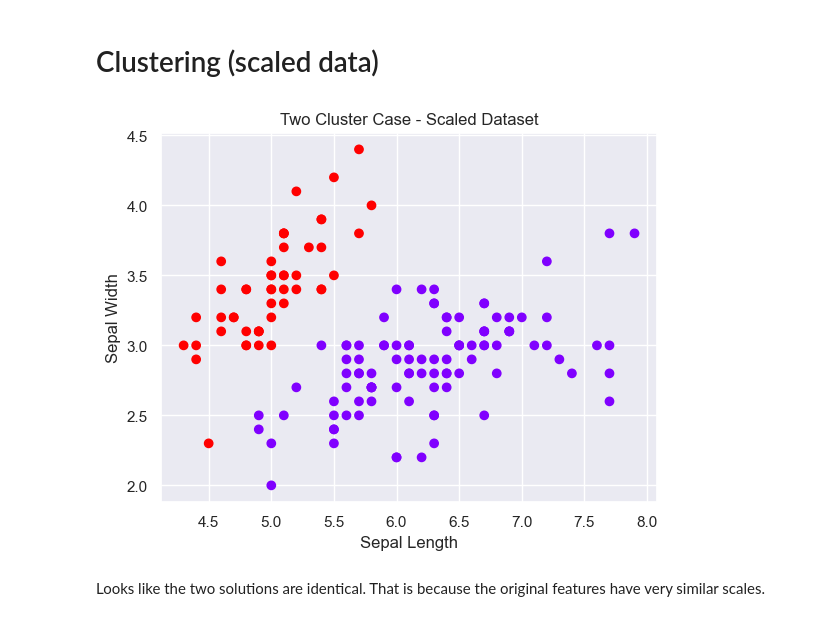
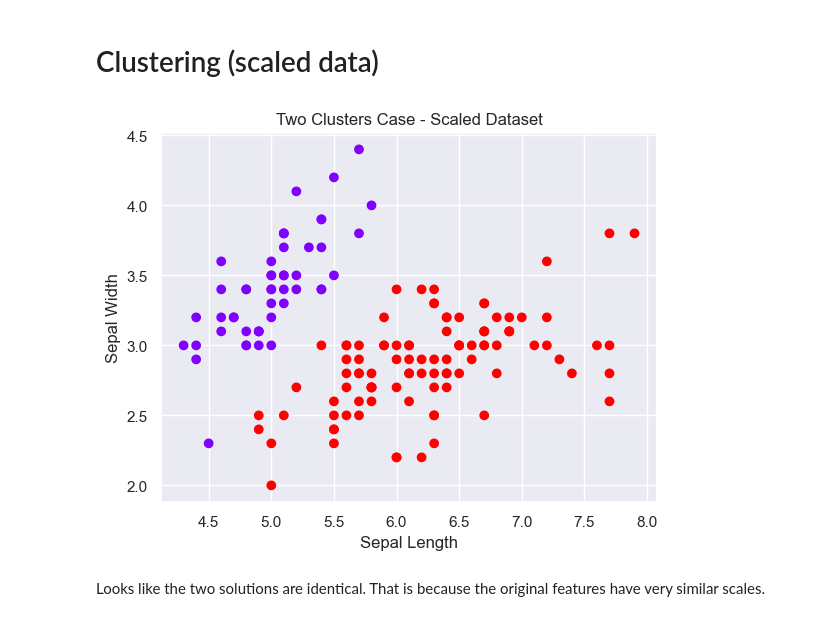
Before and after one commit to tanjatom/MachineLearning, a Jupyter notebook: Clustering/clustering_iris_dataset.ipynb, the cells around one changed output. Drawn from its saved outputs; the diff is of its cells as text; code cells hidden in the pictures.

Commit message:
Adding different cluster cases

```diff
--- a/Clustering/clustering_iris_dataset.ipynb
+++ b/Clustering/clustering_iris_dataset.ipynb
@@ -73,18 +73,19 @@ scaled_x = scale(x)
 # Clustering (scaled data)
 # %%
 # Create kmeans object with two clusters for scaled data
-kmeans = KMeans(2, n_init="auto")
-clusters = kmeans.fit_predict(scaled_x)
-data["Cluster"] = clusters
+kmeans_2 = KMeans(2, n_init="auto")
+data2 = raw_data.copy()
+clusters_2 = kmeans_2.fit_predict(scaled_x)
+data2["Cluster"] = clusters_2
 # %%
 # Create scatter plot
-plt.scatter(data["sepal_length"], data["sepal_width"], c=data["Cluster"], cmap="rainbow")
+plt.scatter(data2["sepal_length"], data2["sepal_width"], c=data2["Cluster"], cmap="rainbow")
 plt.xlabel("Sepal Length")
 plt.ylabel("Sepal Width")
-plt.title("Two Cluster Case - Scaled Dataset")
+plt.title("Two Clusters Case - Scaled Dataset")
 plt.show()
 # %% [output]
-[figure, old version]
+[figure, new version]
 # %% [markdown]
 Looks like the two solutions are identical. That is because the original features have very similar scales.
 # %% [markdown]
```
Also changed, not shown: parts of 10 cells of this notebook.
